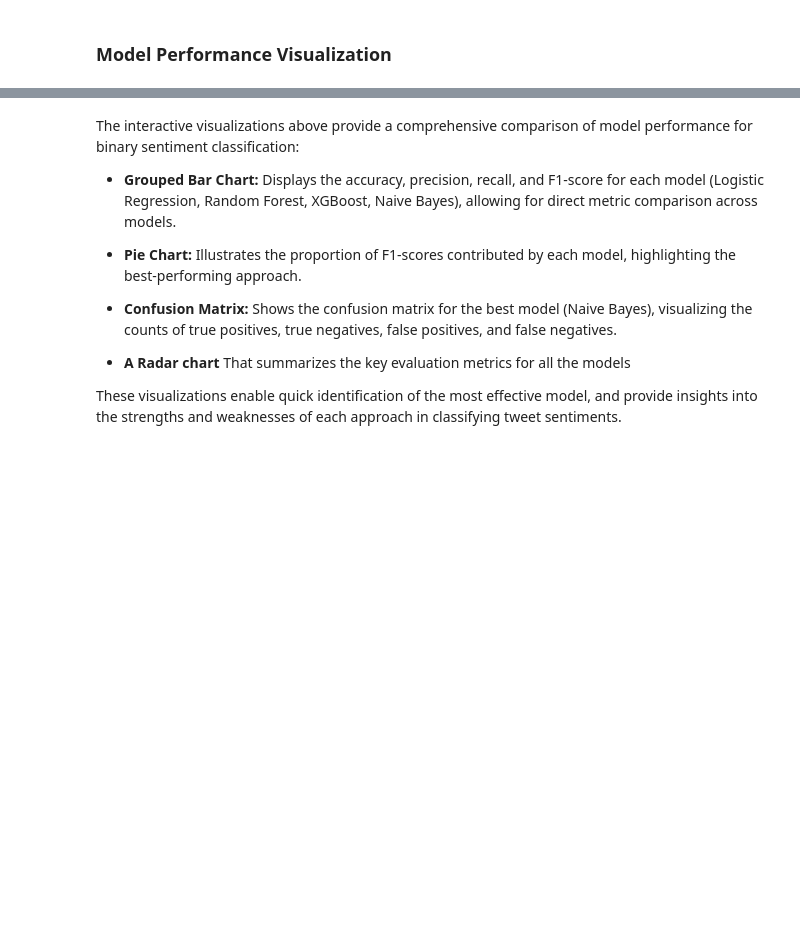
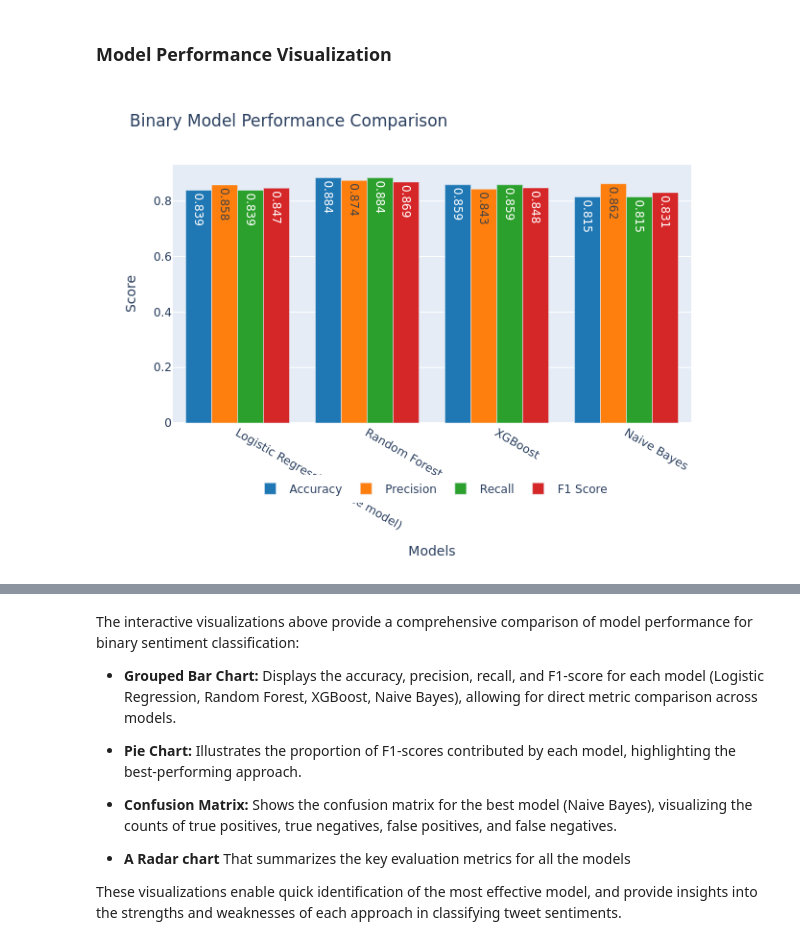
Before and after one commit to Patricknmaina/phase-4-project, a Jupyter notebook: nlp.ipynb, the cells around one changed output, grey strips where cells are left out. Saved outputs shown, nothing was run; the diff lists cells and outputs as text; code cells hidden in the pictures; blank space fills up the shorter version.

```diff
--- a/nlp.ipynb
+++ b/nlp.ipynb
@@ -1309,31 +1328,39 @@ Best f1 score: 0.8687
 # %%
 # Plot 1. Model performance comparison (bar chart)
 fig_bar = go.Figure()
 metrics = ['accuracy', 'precision', 'recall', 'f1_score']
 colors = ['#1f77b4', '#ff7f0e', '#2ca02c', '#d62728']
 
 for i, metric in enumerate(metrics):
     fig_bar.add_trace(go.Bar(
         x=results_df.index,
         y=results_df[metric],
         name=metric.replace('_', ' ').title(),
         marker_color=colors[i],
         text=results_df[metric].round(3),
         textposition='auto'
     ))
 
 fig_bar.update_layout(
-    title='Model Performance Comparison',
+    title='Binary Model Performance Comparison',
     xaxis_title='Models',
     yaxis_title='Score',
     barmode='group',
     height=800,
     width=1300,
     legend=dict(orientation="h", y=-0.2, x=0.5, xanchor="center"),
     margin=dict(t=80, b=100)
 )
 
 fig_bar.show()
+
+# Save as PNG
+fig_bar.write_image("plotly_images/binary_model_performance_comparison.png")
+
+# Display the image (so it appears in PDF)
+display(Image("plotly_images/binary_model_performance_comparison.png"))
+# %% [output]
+[figure, added]
 # %%
 # Plot 2. F1-Score comparison (interactive pie chart)
 viridis_colors = pc.sample_colorscale('Viridis', [i / (len(results_df)-1) for i in range(len(results_df))])
```
Also changed, not shown: parts of 13 cells of this notebook.
